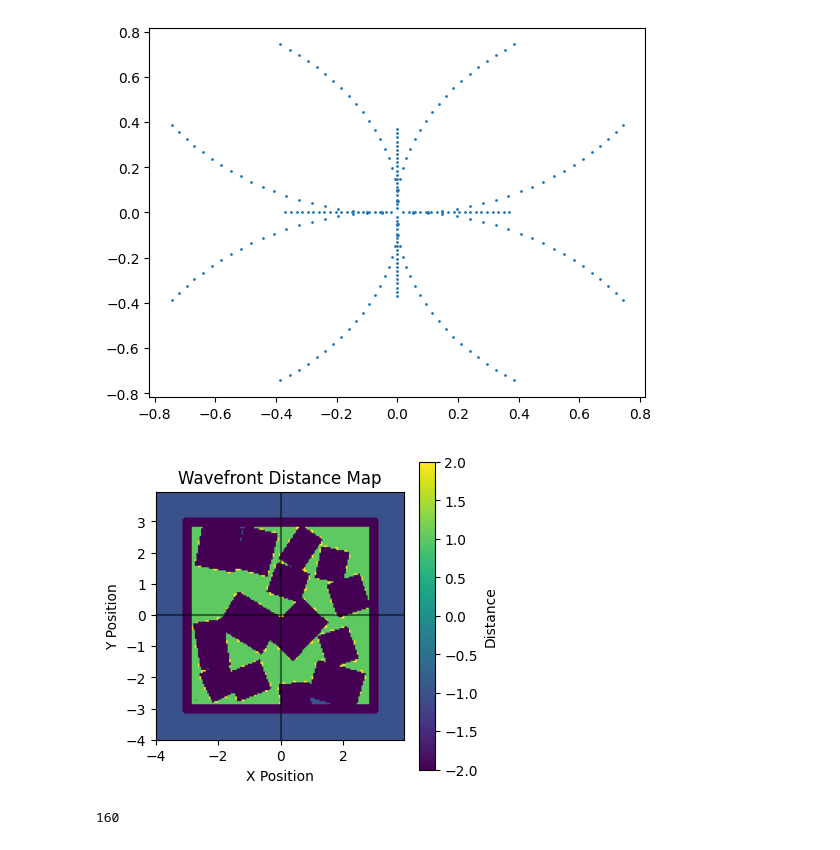
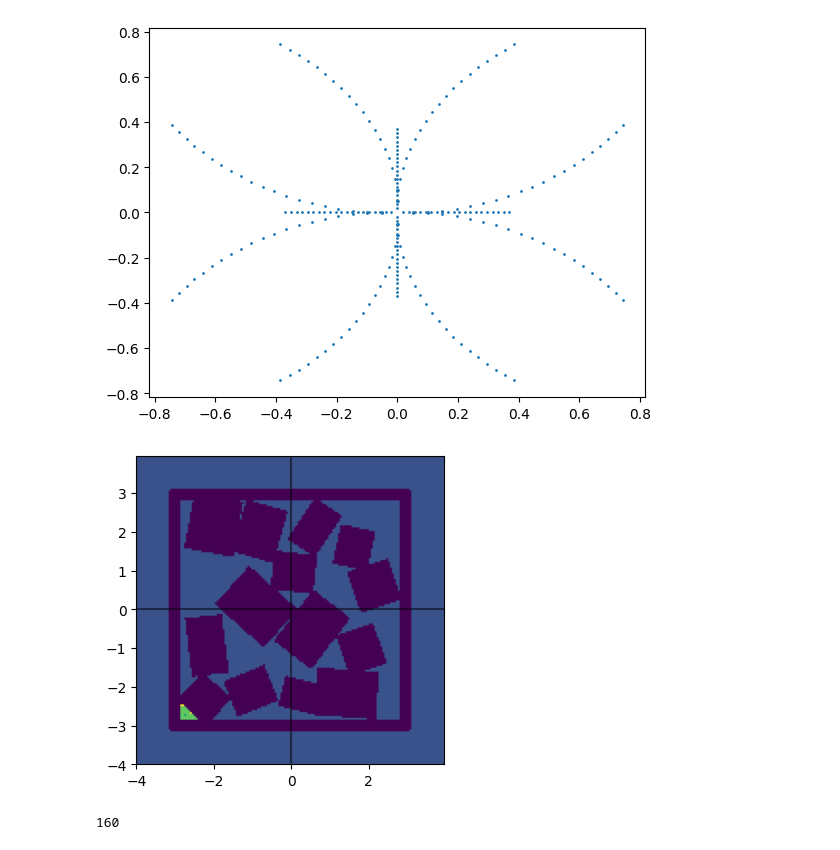
Before and after one commit to PRX-Kinodynamic/ML4KP-devel, a Jupyter notebook: vis.ipynb, the cells around one changed output. Drawn from its saved outputs; the diff is of its cells as text; code cells hidden in the pictures.

```diff
--- a/vis.ipynb
+++ b/vis.ipynb
@@ -147,39 +147,39 @@ def plot_wavefront(filename):
     with open(filename, "r") as f:
         for line in f:
             data.append([float(x) for x in line.strip().split()])
 
     data = np.array(data)
     grid_size = len(np.unique(data[:, 0]))
 
     grid = data[:, -1].reshape(grid_size, grid_size)
 
 
     x_lims = [np.min(np.unique(data[:, 0])), np.max(np.unique(data[:, 0]))]
     y_lims = [np.min(np.unique(data[:, 1])), np.max(np.unique(data[:, 1]))]
 
     # Create a figure with a larger size
     plt.figure(figsize=(4, 4))
 
     # Plot with origin at center and correct orientation
     plt.imshow(grid.T, origin='lower', extent=[x_lims[0], x_lims[1], y_lims[0], y_lims[1]])
 
     # Add grid lines
     # plt.grid(True, linestyle='--', alpha=0.7)
 
     # Add axes lines for x=0 and y=0
     plt.axhline(y=0, color='k', linestyle='-', alpha=0.5)
     plt.axvline(x=0, color='k', linestyle='-', alpha=0.5)
 
-    plt.xlabel('X Position')
-    plt.ylabel('Y Position')
-    plt.title('Wavefront Distance Map')
+    # plt.xlabel('X Position')
+    # plt.ylabel('Y Position')
+    # plt.title('Wavefront Distance Map')
 
     # Add colorbar with label
-    plt.colorbar(label='Distance')
+    # plt.colorbar(label='Distance')
 
-plot_wavefront("wavefront_data_7.txt")
+plot_wavefront("wavefronts/1/wavefront_data_.txt")
 # %% [output]
-[figure, old version]
+[figure, new version]
 # %%
 grid_size
 # %% [output]
```
Also changed, not shown: parts of 1 cell of this notebook, 15 other files.
